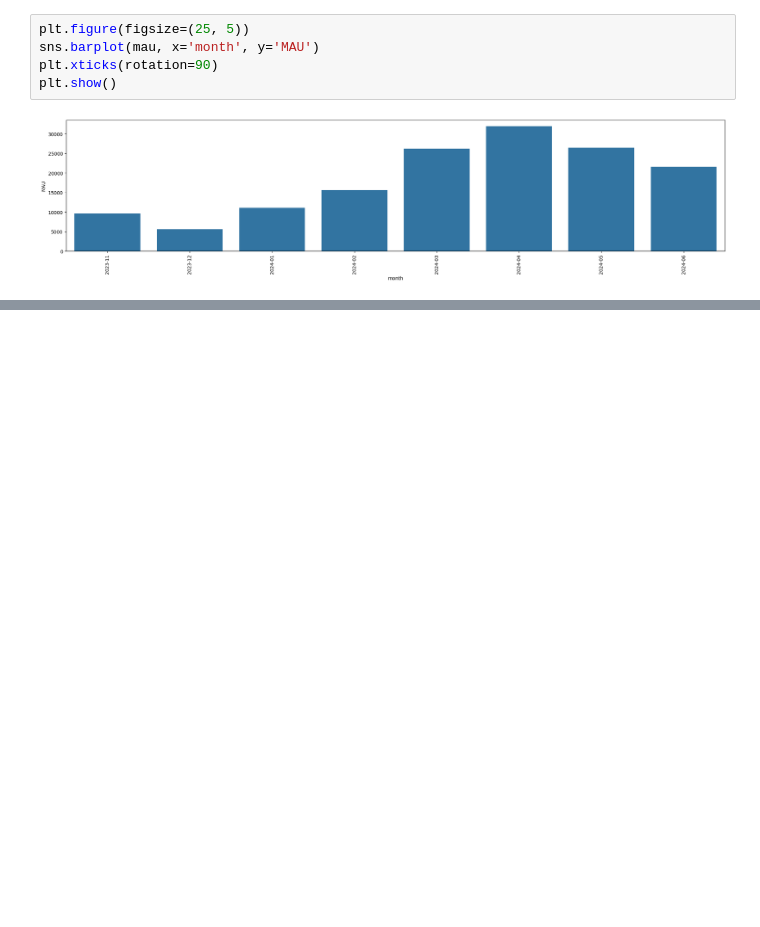
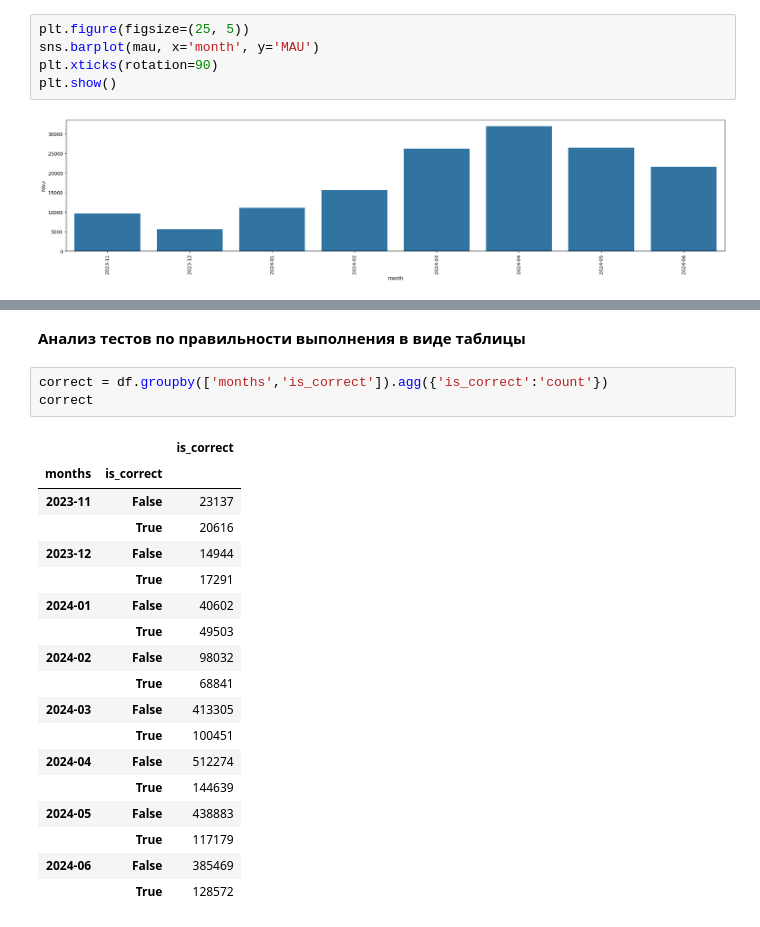
Before and after one commit to justy007/itdiving_case1, a Jupyter notebook: data_analysis.ipynb, the cells around one changed output, grey strips where cells are left out. Cells and saved outputs as stored; diff of their text form; blank space fills up the shorter version.

```diff
--- a/data_analysis.ipynb
+++ b/data_analysis.ipynb
@@ -137,0 +180,24 @@ plt.show()
+# %% [markdown]
+**Анализ тестов по правильности выполнения в виде таблицы**
+# %%
+correct = df.groupby(['months','is_correct']).agg({'is_correct':'count'})
+correct
+# %% [output]
+|  |  | is_correct |
+| months | is_correct |  |
+| 2023-11 | False | 23137 |
+|  | True | 20616 |
+| 2023-12 | False | 14944 |
+|  | True | 17291 |
+| 2024-01 | False | 40602 |
+|  | True | 49503 |
+| 2024-02 | False | 98032 |
+|  | True | 68841 |
+| 2024-03 | False | 413305 |
+|  | True | 100451 |
+| 2024-04 | False | 512274 |
+|  | True | 144639 |
+| 2024-05 | False | 438883 |
+|  | True | 117179 |
+| 2024-06 | False | 385469 |
+|  | True | 128572 |
```
Also changed, not shown: parts of 11 cells of this notebook.
